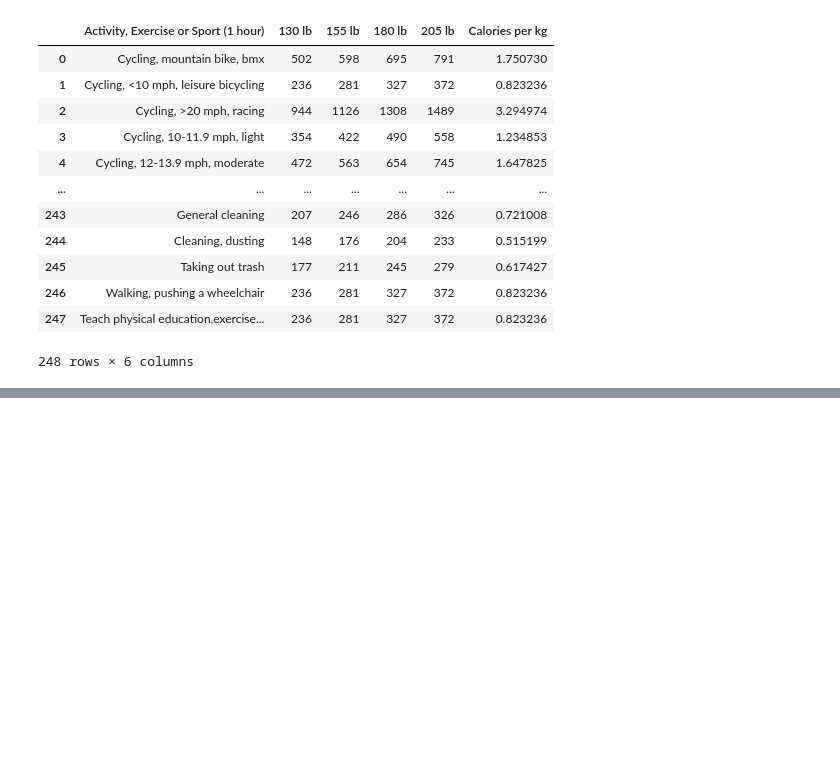
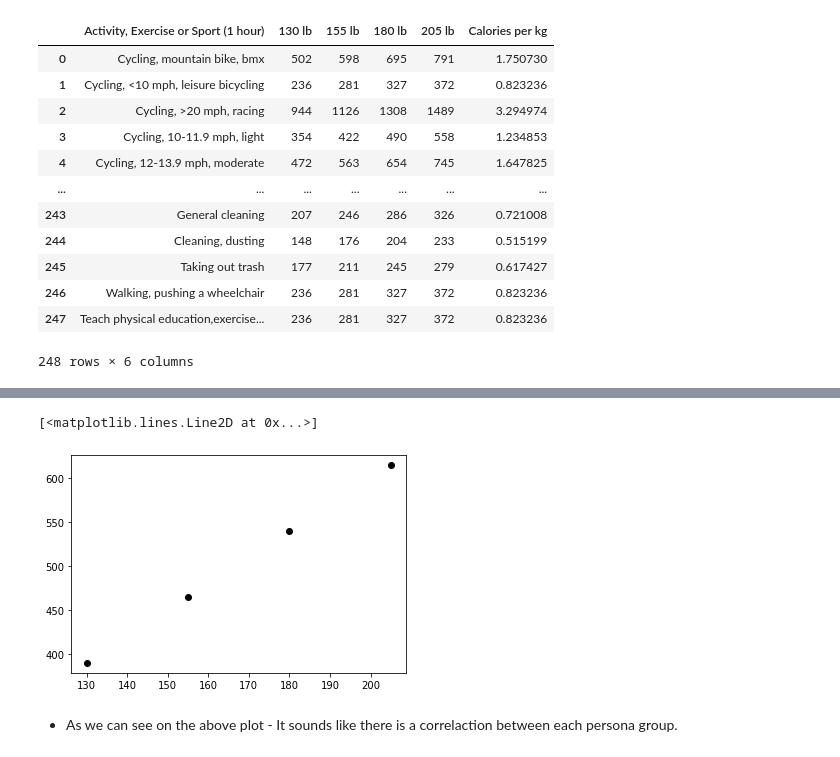
Before and after one commit to leozitopaiva/csx4501-finalproject, a Jupyter notebook: Project Assignment 2.ipynb, the cells around one changed output, grey strips where cells are left out. Cells and saved outputs as stored; diff of their text form; code cells hidden in the pictures; blank space fills up the shorter version.

```diff
--- a/Project Assignment 2.ipynb
+++ b/Project Assignment 2.ipynb
@@ -62,0 +83,9 @@ impdata
+# %%
+x = [130, 155, 180, 205]
+y = [impdata['130 lb'].mean(), impdata['155 lb'].mean(), impdata['180 lb'].mean(), impdata['205 lb'].mean()]
+plt.plot(x,y,'ko')
+# %% [output]
+[<matplotlib.lines.Line2D at 0x...>]
+[figure, added]
+# %% [markdown]
+- As we can see on the above plot - It sounds like there is a correlaction between each persona group.
```
Also changed, not shown: parts of 34 cells of this notebook.
